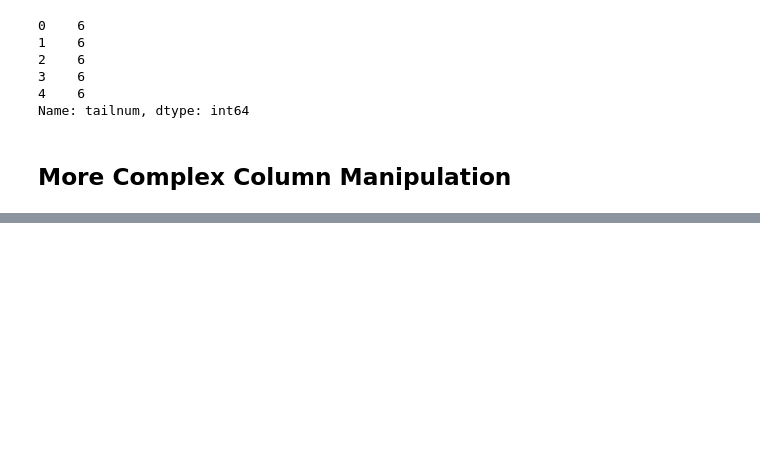
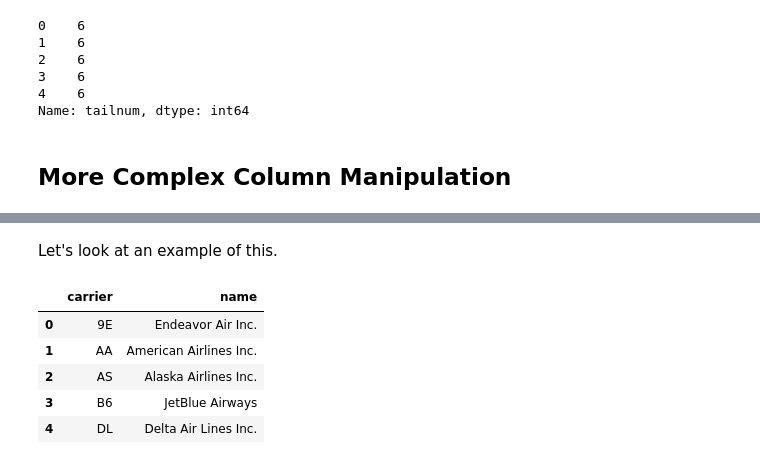
Before and after one commit to uc-python/intro-python-datasci, a Jupyter notebook: notebooks/manipulating_columns.ipynb, the cells around one changed output, grey strips where cells are left out. Drawn from its saved outputs; the diff is of its cells as text; code cells hidden in the pictures; blank space fills up the shorter version.

```diff
--- a/notebooks/manipulating_columns.ipynb
+++ b/notebooks/manipulating_columns.ipynb
@@ -243,0 +248,14 @@ Name: tailnum, dtype: int64
+# %% [markdown]
+Let's look at an example of this.
+# %%
+airlines = pd.read_csv('../data/airlines.csv')
+# Keep just the first 5 rows for this example.
+airlines = airlines.iloc[:5]
+airlines
+# %% [output]
+|  | carrier | name |
+| 0 | 9E | Endeavor Air Inc. |
+| 1 | AA | American Airlines Inc. |
+| 2 | AS | Alaska Airlines Inc. |
+| 3 | B6 | JetBlue Airways |
+| 4 | DL | Delta Air Lines Inc. |
```
Also changed, not shown: parts of 8 cells of this notebook.
